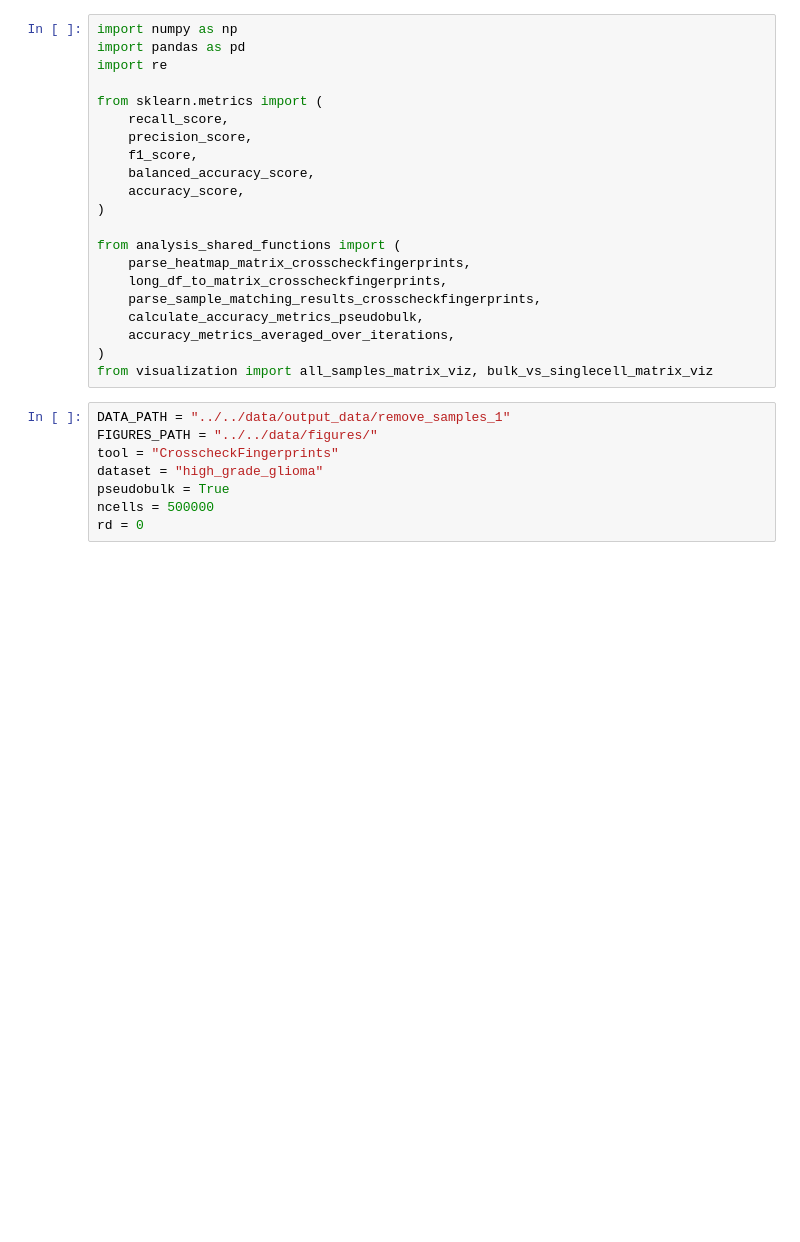
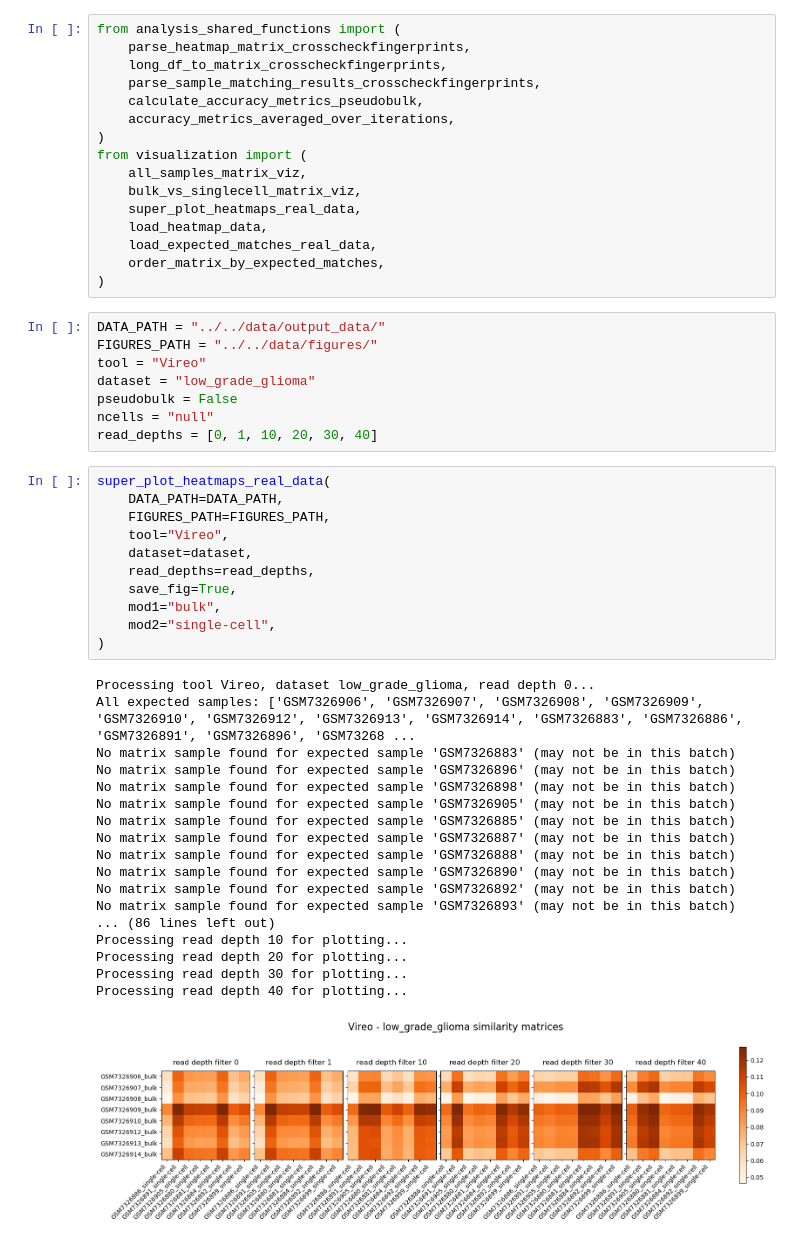
Before and after one commit to emma2207/hgsoc-reconstruction, a Jupyter notebook: sample_id_matching/scripts/experiment/crosscheck_analysis.ipynb, the cells around one changed output. Cells and saved outputs as stored; diff of their text form; blank space fills up the shorter version.

```diff
--- a/sample_id_matching/scripts/experiment/crosscheck_analysis.ipynb
+++ b/sample_id_matching/scripts/experiment/crosscheck_analysis.ipynb
@@ -1,16 +1,4 @@
 # %%
-import numpy as np
-import pandas as pd
-import re
-
-from sklearn.metrics import (
-    recall_score,
-    precision_score,
-    f1_score,
-    balanced_accuracy_score,
-    accuracy_score,
-)
-
 from analysis_shared_functions import (
     parse_heatmap_matrix_crosscheckfingerprints,
     long_df_to_matrix_crosscheckfingerprints,
@@ -18,13 +6,50 @@ from analysis_shared_functions import (
     calculate_accuracy_metrics_pseudobulk,
     accuracy_metrics_averaged_over_iterations,
 )
-from visualization import all_samples_matrix_viz, bulk_vs_singlecell_matrix_viz
+from visualization import (
+    all_samples_matrix_viz,
+    bulk_vs_singlecell_matrix_viz,
+    super_plot_heatmaps_real_data,
+    load_heatmap_data,
+    load_expected_matches_real_data,
+    order_matrix_by_expected_matches,
+)
 # %%
-DATA_PATH = "../../data/output_data/remove_samples_1"
+DATA_PATH = "../../data/output_data/"
 FIGURES_PATH = "../../data/figures/"
-tool = "CrosscheckFingerprints"
-dataset = "high_grade_glioma"
-pseudobulk = True
-ncells = 500000
-rd = 0
+tool = "Vireo"
+dataset = "low_grade_glioma"
+pseudobulk = False
+ncells = "null"
+read_depths = [0, 1, 10, 20, 30, 40]
+# %%
+super_plot_heatmaps_real_data(
+    DATA_PATH=DATA_PATH,
+    FIGURES_PATH=FIGURES_PATH,
+    tool="Vireo",
+    dataset=dataset,
+    read_depths=read_depths,
+    save_fig=True,
+    mod1="bulk",
+    mod2="single-cell",
+)
+# %% [output]
+Processing tool Vireo, dataset low_grade_glioma, read depth 0...
+All expected samples: ['GSM7326906', 'GSM7326907', 'GSM7326908', 'GSM7326909', 'GSM7326910', 'GSM7326912', 'GSM7326913', 'GSM7326914', 'GSM7326883', 'GSM7326886', 'GSM7326891', 'GSM7326896', 'GSM73268 ...
+No matrix sample found for expected sample 'GSM7326883' (may not be in this batch)
+No matrix sample found for expected sample 'GSM7326896' (may not be in this batch)
+No matrix sample found for expected sample 'GSM7326898' (may not be in this batch)
+No matrix sample found for expected sample 'GSM7326905' (may not be in this batch)
+No matrix sample found for expected sample 'GSM7326885' (may not be in this batch)
+No matrix sample found for expected sample 'GSM7326887' (may not be in this batch)
+No matrix sample found for expected sample 'GSM7326888' (may not be in this batch)
+No matrix sample found for expected sample 'GSM7326890' (may not be in this batch)
+No matrix sample found for expected sample 'GSM7326892' (may not be in this batch)
+No matrix sample found for expected sample 'GSM7326893' (may not be in this batch)
+... (86 lines left out)
+Processing read depth 10 for plotting...
+Processing read depth 20 for plotting...
+Processing read depth 30 for plotting...
+Processing read depth 40 for plotting...
+[figure, added]
 # %%
```
Also changed, not shown: parts of 1 cell of this notebook, 2 other files.
